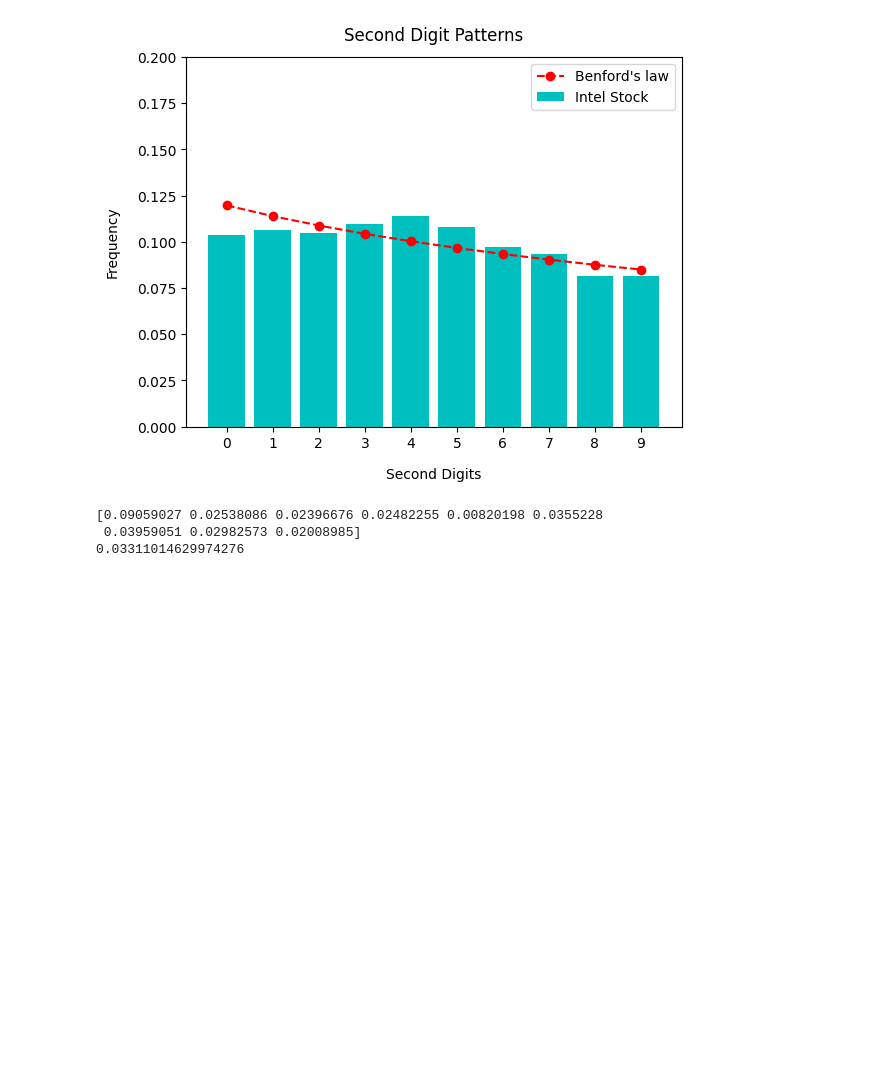
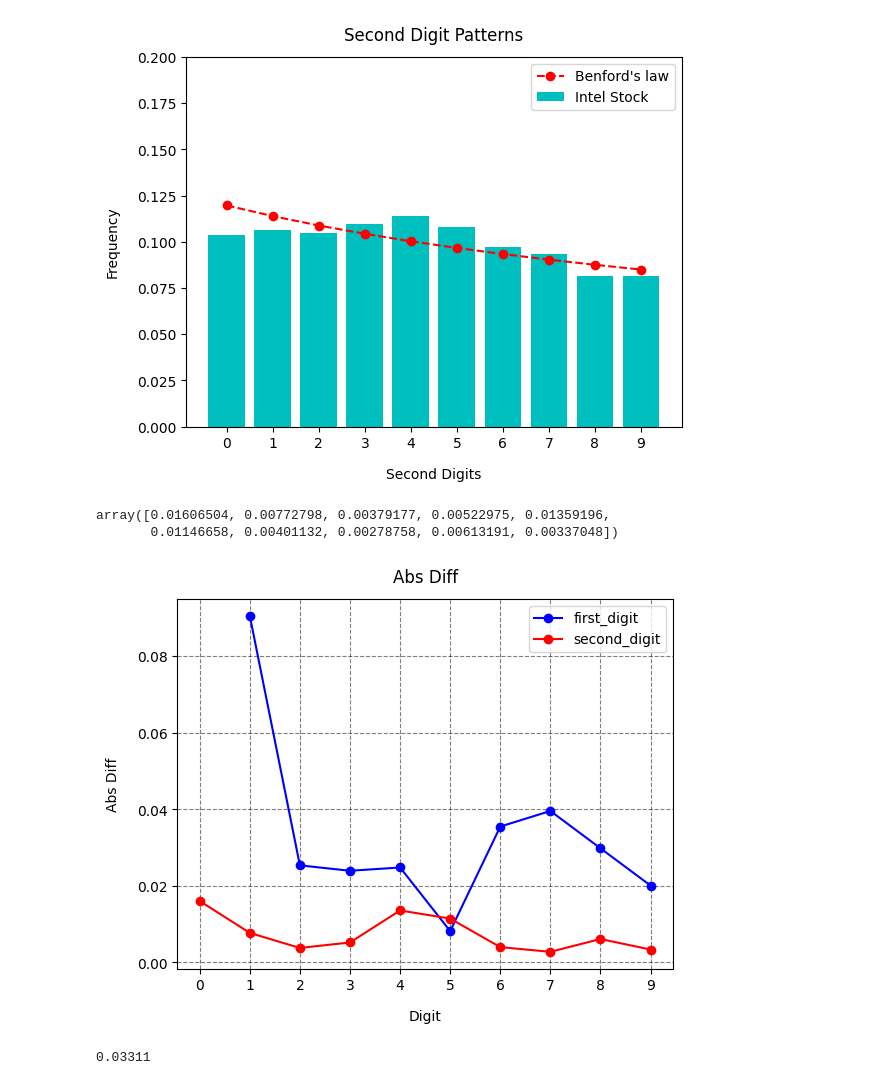
Before and after one commit to haesol1013/CP1, a Jupyter notebook: haesol/assignment/week11/week11_asgmt_2.ipynb, the cells around one changed output. Saved outputs shown, nothing was run; the diff lists cells and outputs as text; code cells hidden in the pictures; blank space fills up the shorter version.

```diff
--- a/haesol/assignment/week11/week11_asgmt_2.ipynb
+++ b/haesol/assignment/week11/week11_asgmt_2.ipynb
@@ -63,11 +62,30 @@ plt.show()
 # %% [output]
 [figure]
 # %%
-abs_diff = np.abs(first_digit_ratio - benfordslaw_first_digit)
-MAD = np.sum(abs_diff) / 9
-print(abs_diff)
-print(MAD)
+abs_diff_first_digit = np.abs(first_digit_ratio - benfordslaw_first_digit)
+MAD_first_digit = np.sum(abs_diff_first_digit) / 9
-# %% [output]
-[0.09059027 0.02538086 0.02396676 0.02482255 0.00820198 0.0355228
- 0.03959051 0.02982573 0.02008985]
-0.03311014629974276
+# %%
+abs_diff_second_digit = np.abs(second_digit_ratio - benfordslaw_second_digit)
+MAD_second_digit = np.sum(abs_diff_second_digit) / 10
+abs_diff_second_digit
+# %% [output]
+array([0.01606504, 0.00772798, 0.00379177, 0.00522975, 0.01359196,
+       0.01146658, 0.00401132, 0.00278758, 0.00613191, 0.00337048])
+# %%
+plt.plot(x, abs_diff_first_digit, "b",  marker="o", label="first_digit")
+plt.plot(x2, abs_diff_second_digit, "r", marker="o", label="second_digit")
+
+plt.title("Abs Diff", pad=12)
+plt.xlabel("Digit", labelpad=12)
+plt.ylabel("Abs Diff", labelpad=12)
+plt.xticks(x2)
+plt.grid(True, color='black', alpha=0.5, linestyle='--')
+plt.legend()
+
+plt.show()
+# %% [output]
+[figure, added]
+# %%
+round(MAD_first_digit, 5)
+# %% [output]
+0.03311
```
Also changed, not shown: parts of 7 cells of this notebook, 10 other files.
